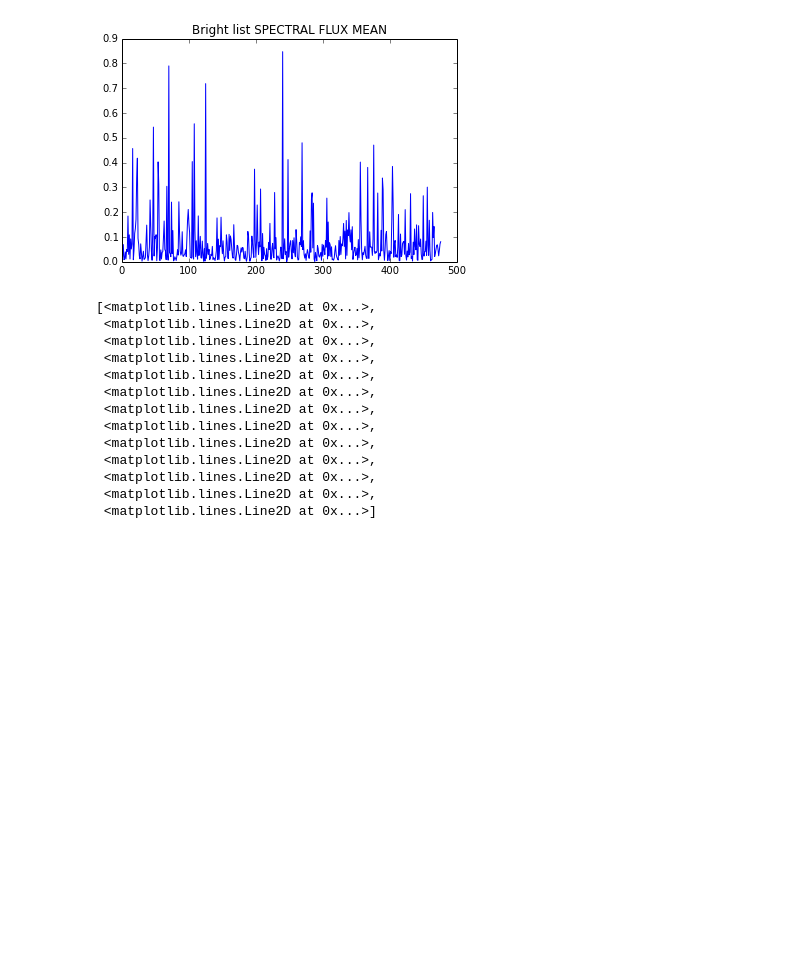
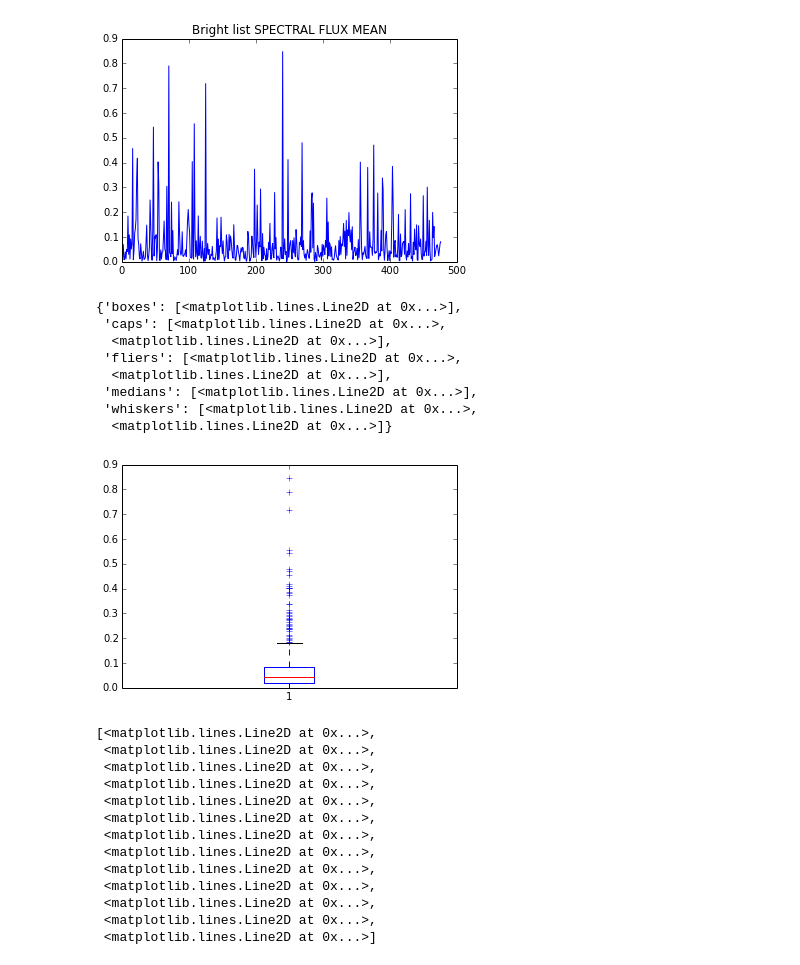
Before and after one commit to pedrogogo/SMC_Th, a Jupyter notebook: json_read_computing_essentia_descriptors.ipynb, the cells around one changed output. Saved outputs shown, nothing was run; the diff lists cells and outputs as text; code cells hidden in the pictures; blank space fills up the shorter version.

```diff
--- a/json_read_computing_essentia_descriptors.ipynb
+++ b/json_read_computing_essentia_descriptors.ipynb
@@ -148,6 +160,18 @@ plt.plot(sflux_bright_mean)
 # %% [output]
 [<matplotlib.lines.Line2D at 0x...>]
 [figure]
+# %%
+plt.boxplot(sflux_bright_mean)
+# %% [output]
+{'boxes': [<matplotlib.lines.Line2D at 0x...>],
+ 'caps': [<matplotlib.lines.Line2D at 0x...>,
+  <matplotlib.lines.Line2D at 0x...>],
+ 'fliers': [<matplotlib.lines.Line2D at 0x...>,
+  <matplotlib.lines.Line2D at 0x...>],
+ 'medians': [<matplotlib.lines.Line2D at 0x...>],
+ 'whiskers': [<matplotlib.lines.Line2D at 0x...>,
+  <matplotlib.lines.Line2D at 0x...>]}
+[figure, added]
 # %%
 plt.title ('Bright list MFCC MEAN')
 plt.plot(mfcc_bright_mean)
```
Also changed, not shown: parts of 6 cells of this notebook.
